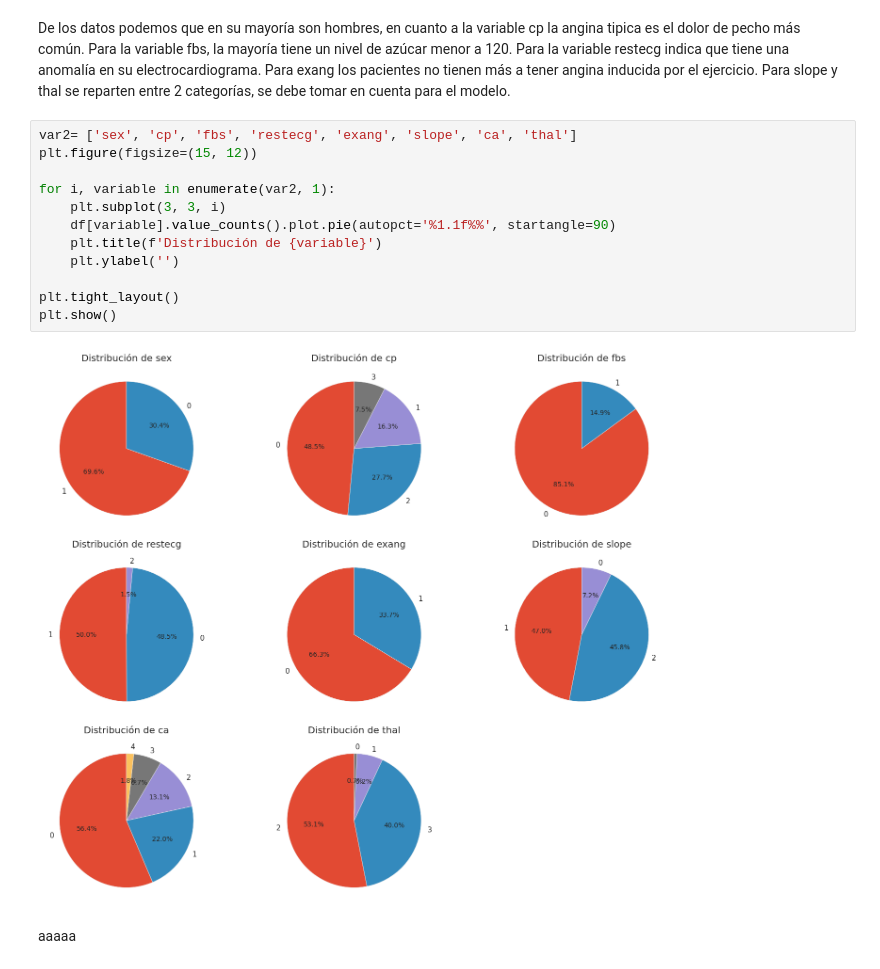
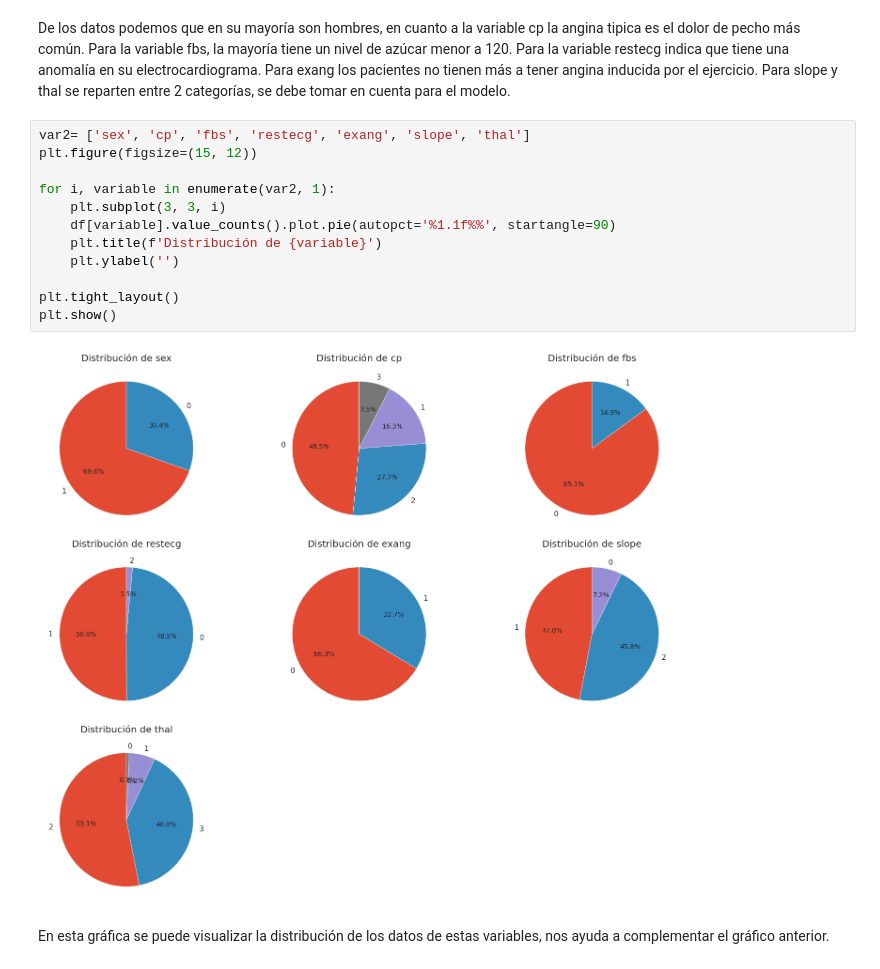
Before and after one commit to JeanFZC/Analisis-con-Python, a Jupyter notebook: Proy_AtaqueCorazon_v2(1).ipynb, the cells around one changed output. Saved outputs shown, nothing was run; the diff lists cells and outputs as text.

```diff
--- a/Proy_AtaqueCorazon_v2(1).ipynb
+++ b/Proy_AtaqueCorazon_v2(1).ipynb
@@ -185,19 +185,19 @@ plt.show()
 # %% [markdown]
 De los datos podemos que en su mayoría son hombres, en cuanto a la variable cp la angina tipica es el dolor de pecho más común. Para la variable fbs, la mayoría tiene un nivel de azúcar menor a 120. Para la variable restecg indica que tiene una anomalía en su electrocardiograma. Para exang los pacientes no tienen más a tener angina inducida por el ejercicio. Para slope y thal se reparten entre 2 categorías, se debe tomar en cuenta para el modelo.
 # %%
-var2= ['sex', 'cp', 'fbs', 'restecg', 'exang', 'slope', 'ca', 'thal']
+var2= ['sex', 'cp', 'fbs', 'restecg', 'exang', 'slope', 'thal']
 plt.figure(figsize=(15, 12))
 
 for i, variable in enumerate(var2, 1):
     plt.subplot(3, 3, i)
     df[variable].value_counts().plot.pie(autopct='%1.1f%%', startangle=90)
     plt.title(f'Distribución de {variable}')
     plt.ylabel('')
 
 plt.tight_layout()
 plt.show()
 # %% [output]
-[figure, old version]
+[figure, new version]
-# %% [markdown]
-aaaaa
+# %% [markdown]
+En esta gráfica se puede visualizar la distribución de los datos de estas variables, nos ayuda a complementar el gráfico anterior.
 # %%
```
Also changed, not shown: parts of 2 cells of this notebook.
